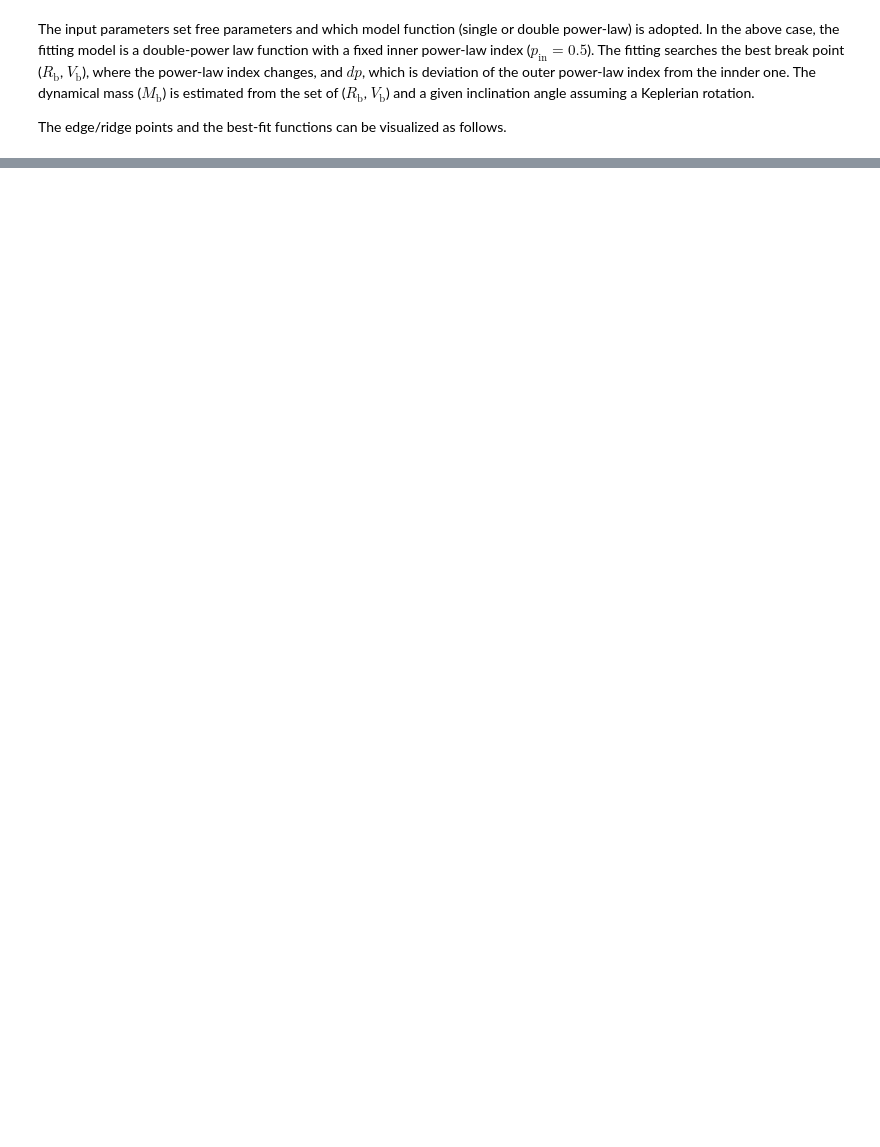
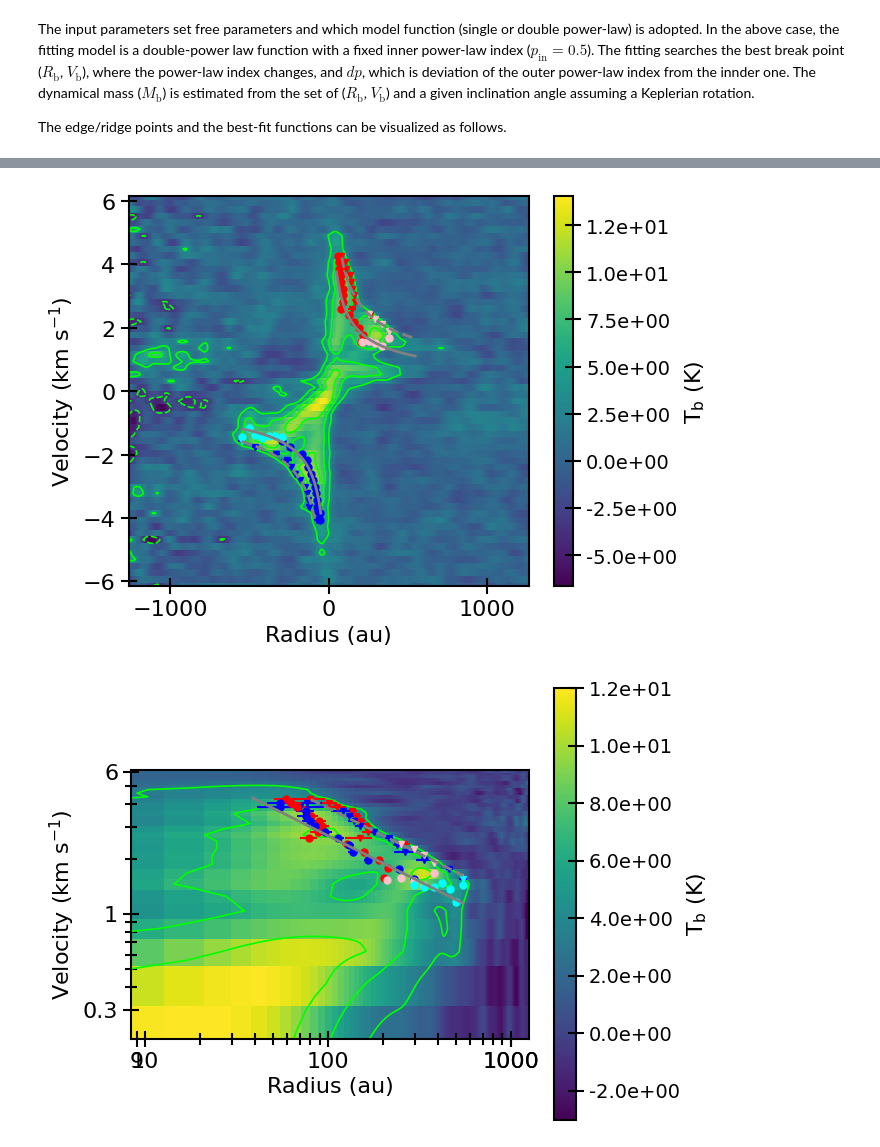
Before and after one commit to mihirtripathi97/SLAM, a Jupyter notebook: Test_PV_l1489irs.ipynb, the cells around one changed output, grey strips where cells are left out. Drawn from its saved outputs; the diff is of its cells as text; code cells hidden in the pictures; blank space fills up the shorter version.

```diff
--- a/Test_PV_l1489irs.ipynb
+++ b/Test_PV_l1489irs.ipynb
@@ -102,0 +105,18 @@ impv.plot_fitresult(outname=outname, clevels=[-3,3,6,9],
+# %%
+# -------- INPUTS --------
+fitsfile = 'D:/L1489_IRS_ssp/SLAM/testfits/uid___A002_Xb5ee5a_X288a.ms.split.cal.l1489irs.spw3.cvel_chavg2.cube.clean_2_6_8_05.image.pbcor.regridded.smoothened.PV_69_w1.fits'
+outname = 'pvanalysis_b7_gridge'  # file name header for outputs
+incl = 73.  # inclunation angle (deg)
+vsys = 7.2  # systemic velocity (km/s)
+dist = 140.  # distance to the object (pc)
+rms = 3.45e-02  # rms noise level (Jy/beam)
+thr = 5.  # threshold for noise cut-off for edge/ridge calculations (rms)
+# -------------------------
+
+
+# read PV diagram
+# give rms, vsys, distance, and inclination angle
+impv = PVAnalysis(fitsfile, rms, vsys, dist, incl=incl, pa=69.)
+# get edge/ridge points
+impv.get_edgeridge(outname, thr=thr, xlim=[-600.,0,0,600.])
+impv.write_edgeridge(outname=outname)
@@ -102,0 +133,17 @@ impv.plot_fitresult(outname=outname, clevels=[-3,3,6,9],
+# %%
+# power law fitting
+# --------- input parameters ----------
+include_vsys = True  # vsys offset. False means vsys=0.
+include_dp = False  # False means a single power
+include_pin = False # False means pin=0.5 (Keplerian).
+fixed_pin = 0.5  # Set the fixed pin value when include_pin is False.
+fixed_dp = 0.0  # Set the fixed dp value when include_dp is False.
+show_corner = True # if show corner plots or not
+# -------------------------------------
+impv.fit_edgeridge(include_vsys=include_vsys,
+                   include_dp=include_dp,
+                   include_pin=include_pin,
+                   fixed_pin=fixed_pin, fixed_dp=fixed_dp,
+                   outname=outname, rangelevel=0.8,
+                   show_corner=show_corner)
+impv.output_fitresult()
@@ -102,0 +170,12 @@ impv.plot_fitresult(outname=outname, clevels=[-3,3,6,9],
+# %%
+# plot results
+impv.plot_fitresult(outname=outname, clevels=[-3,3,6,9],
+                    vlim=[1.e-10,15.],
+                    Tbcolor=True,
+                    kwargs_pcolormesh={'cmap':'viridis'},
+                    kwargs_contour={'colors':'lime'},
+                    fmt={'edge':'v', 'ridge':'o'},
+                    linestyle={'edge':'--', 'ridge':'-'},)
+# %% [output]
+[figure, added]
+[figure, added]
```
Also changed, not shown: parts of 6 cells of this notebook, 16 other files.
